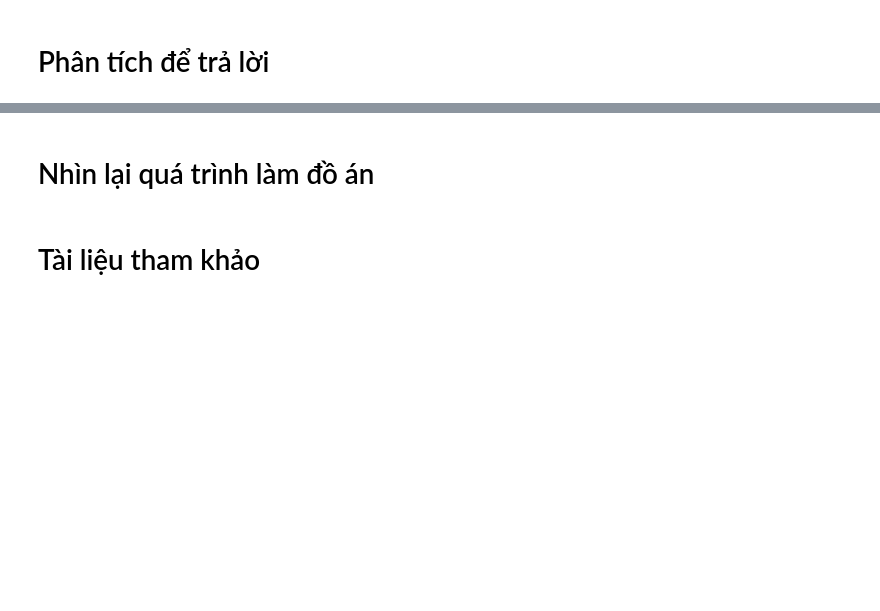
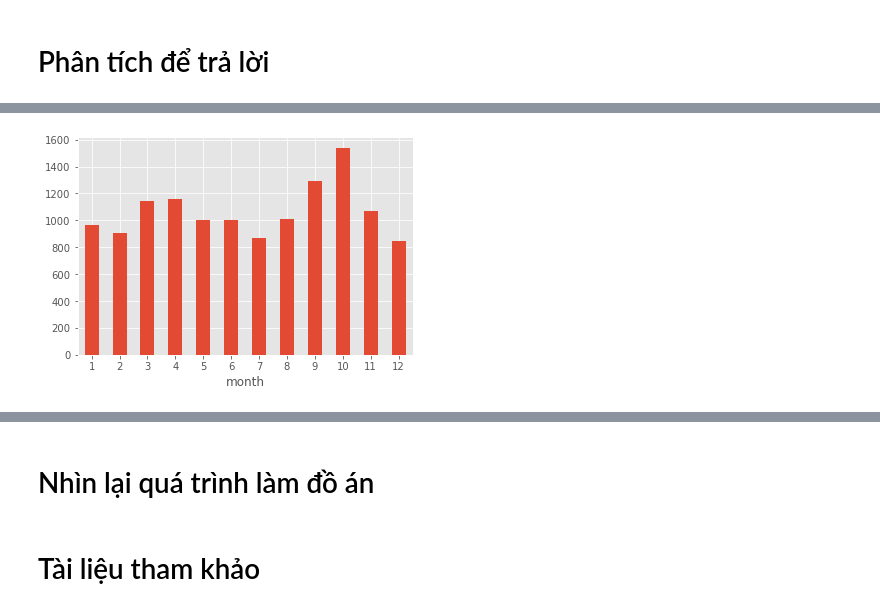
Before and after one commit to namhoai167/P4DS_Project, a Jupyter notebook: Final_Project.ipynb, the cells around one changed output, grey strips where cells are left out. Saved outputs shown, nothing was run; the diff lists cells and outputs as text; code cells hidden in the pictures; blank space fills up the shorter version.

```diff
--- a/Final_Project.ipynb
+++ b/Final_Project.ipynb
@@ -538,0 +668,2 @@ Dựa vào đó để xem được nhiều phim hay từ đạo diễn này hơn
+# %%
+q2_df = q2_df[q2_df.date_published.dt.year<=2018]
@@ -538,0 +689,6 @@ Dựa vào đó để xem được nhiều phim hay từ đạo diễn này hơn
+# %%
+q2_df.groupby('month').size().plot.bar()
+plt.xticks(rotation=0)
+plt.show()
+# %% [output]
+[figure, added]
```
Also changed, not shown: parts of 53 cells of this notebook.
